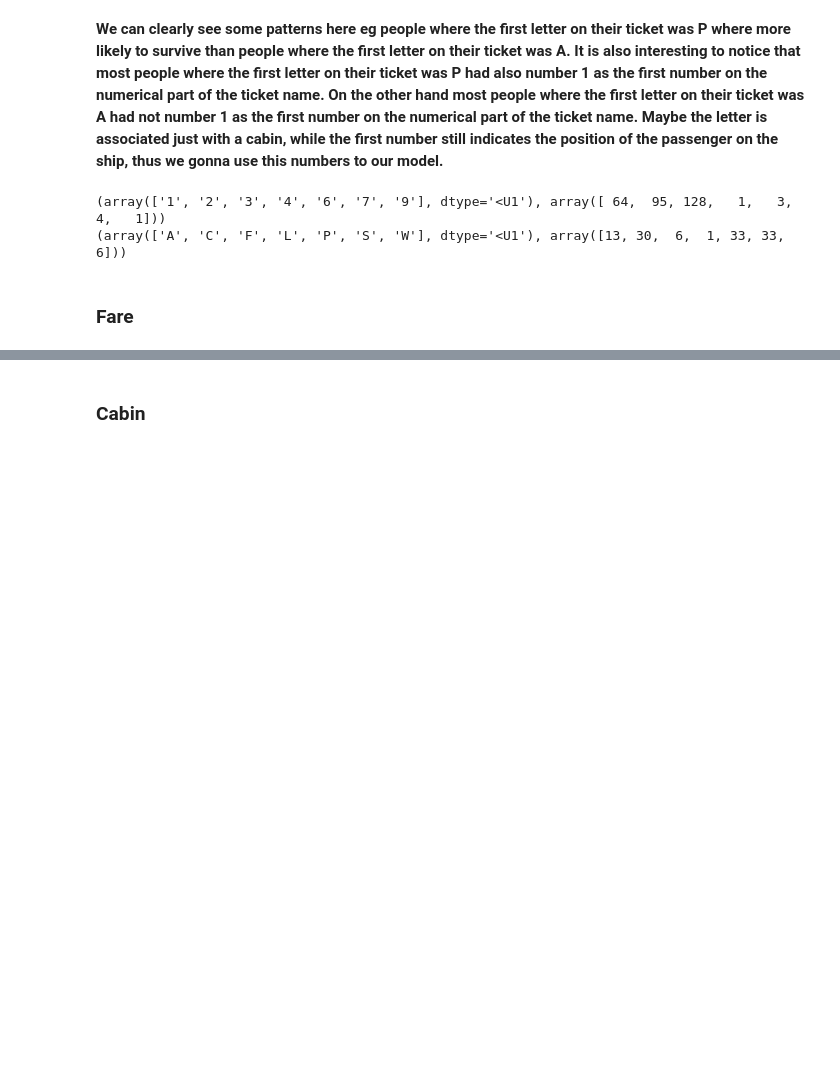
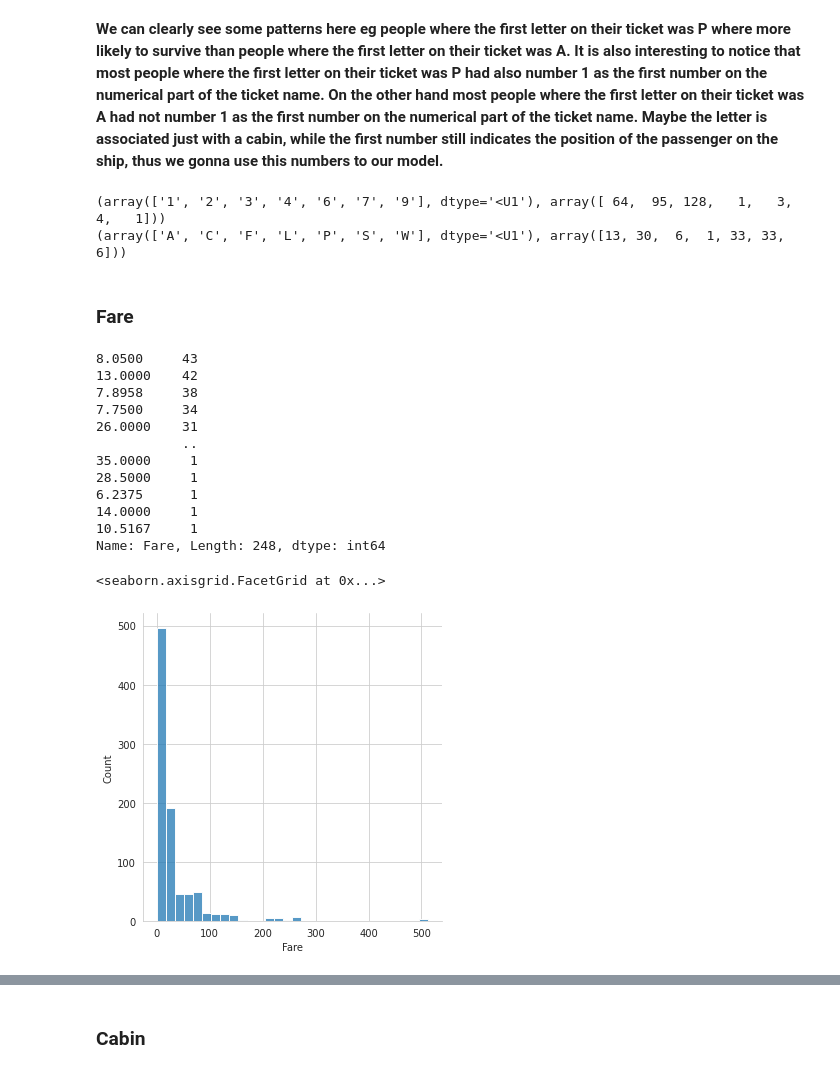
Before and after one commit to adamparkosidis/titanic-predictions-using-logistic-regression, a Jupyter notebook: titanic-predictions-using-logistic-regression.ipynb, the cells around one changed output, grey strips where cells are left out. Cells and saved outputs as stored; diff of their text form; code cells hidden in the pictures; blank space fills up the shorter version.

```diff
--- a/titanic-predictions-using-logistic-regression.ipynb
+++ b/titanic-predictions-using-logistic-regression.ipynb
@@ -580,0 +577,20 @@ test.drop('Fare', axis=1, inplace=True)
+# %%
+# lets check thow much people paid
+
+print(train['Fare'].value_counts())
+sns.displot(data=train, x='Fare', bins=30)
+# %% [output]
+8.0500     43
+13.0000    42
+7.8958     38
+7.7500     34
+26.0000    31
+           ..
+35.0000     1
+28.5000     1
+6.2375      1
+14.0000     1
+10.5167     1
+Name: Fare, Length: 248, dtype: int64
+<seaborn.axisgrid.FacetGrid at 0x...>
+[figure, added]
```
Also changed, not shown: parts of 27 cells of this notebook.
